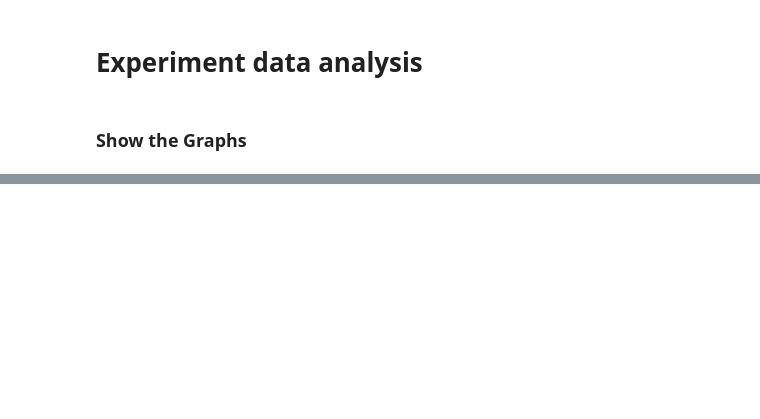
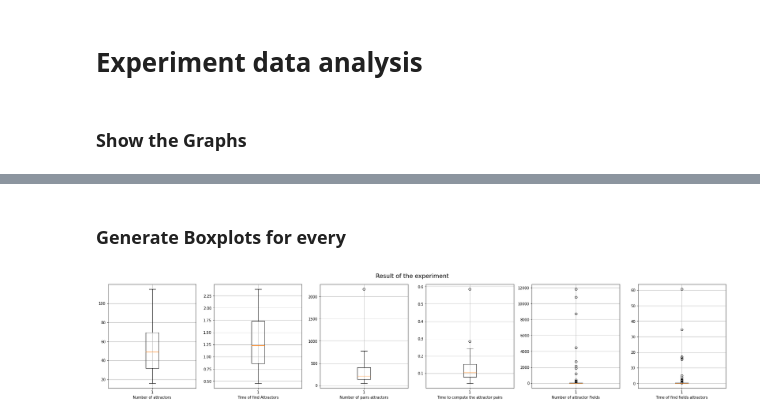
Before and after one commit to crptcusco/SynEstCBN, a Jupyter notebook: experiments_doctoral_qualification/exp1_network_growth_analysis.ipynb, the cells around one changed output, grey strips where cells are left out. Drawn from its saved outputs; the diff is of its cells as text; code cells hidden in the pictures; blank space fills up the shorter version.

```diff
--- a/experiments_doctoral_qualification/exp1_network_growth_analysis.ipynb
+++ b/experiments_doctoral_qualification/exp1_network_growth_analysis.ipynb
@@ -40,0 +46,21 @@ ax1.boxplot(data)
+# %% [markdown]
+### Generate Boxplots for every
+# %%
+# Analysing the number of attractors
+# data = df['n_rdda_attractors']
+# fig1, ax1 = plt.subplots()
+# ax1.set_title('Basic Plot')
+# ax1.boxplot(data)
+l_labels_y = ["Number of attractors", "Time of find Attractors", "Number of pairs attractors", "Time to compute the attractor pairs", "Number of attractor Fields", "Time of find fields attractors"]
+
+fig_, axs = plt.subplots(1,6,figsize=(24,5))
+cont_label = 0
+for (key,ax) in zip(df.keys()[3:], axs):
+    ax.boxplot(df[key])
+    ax.set_xlabel(l_labels_y[cont_label])
+    ax.grid(True)
+    cont_label += 1
+fig_.suptitle('Result of the experiment', fontsize=16)
+fig_.tight_layout()
+# %% [output]
+[figure, added]
```
Also changed, not shown: parts of 4 cells of this notebook, 2 other files.
